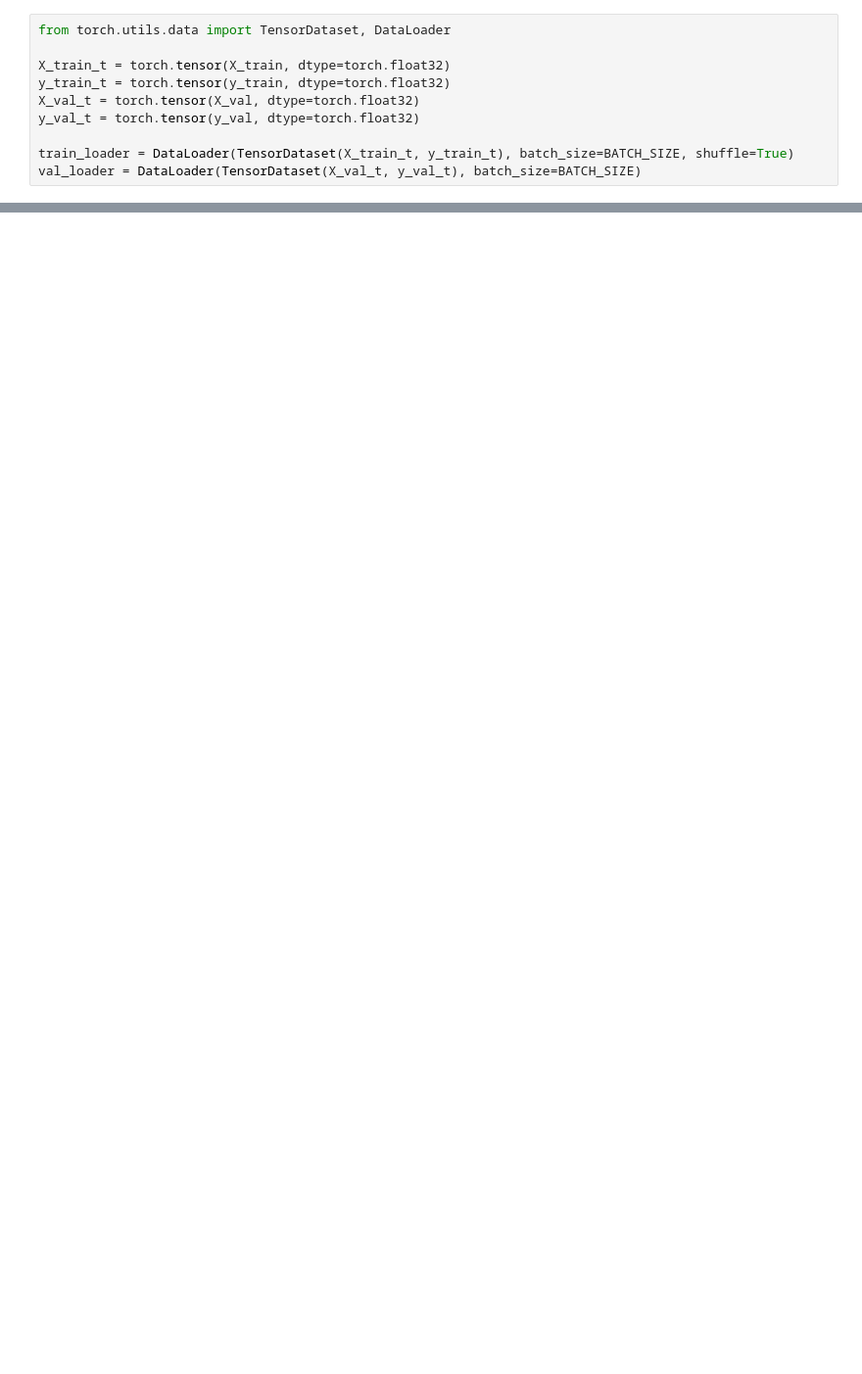
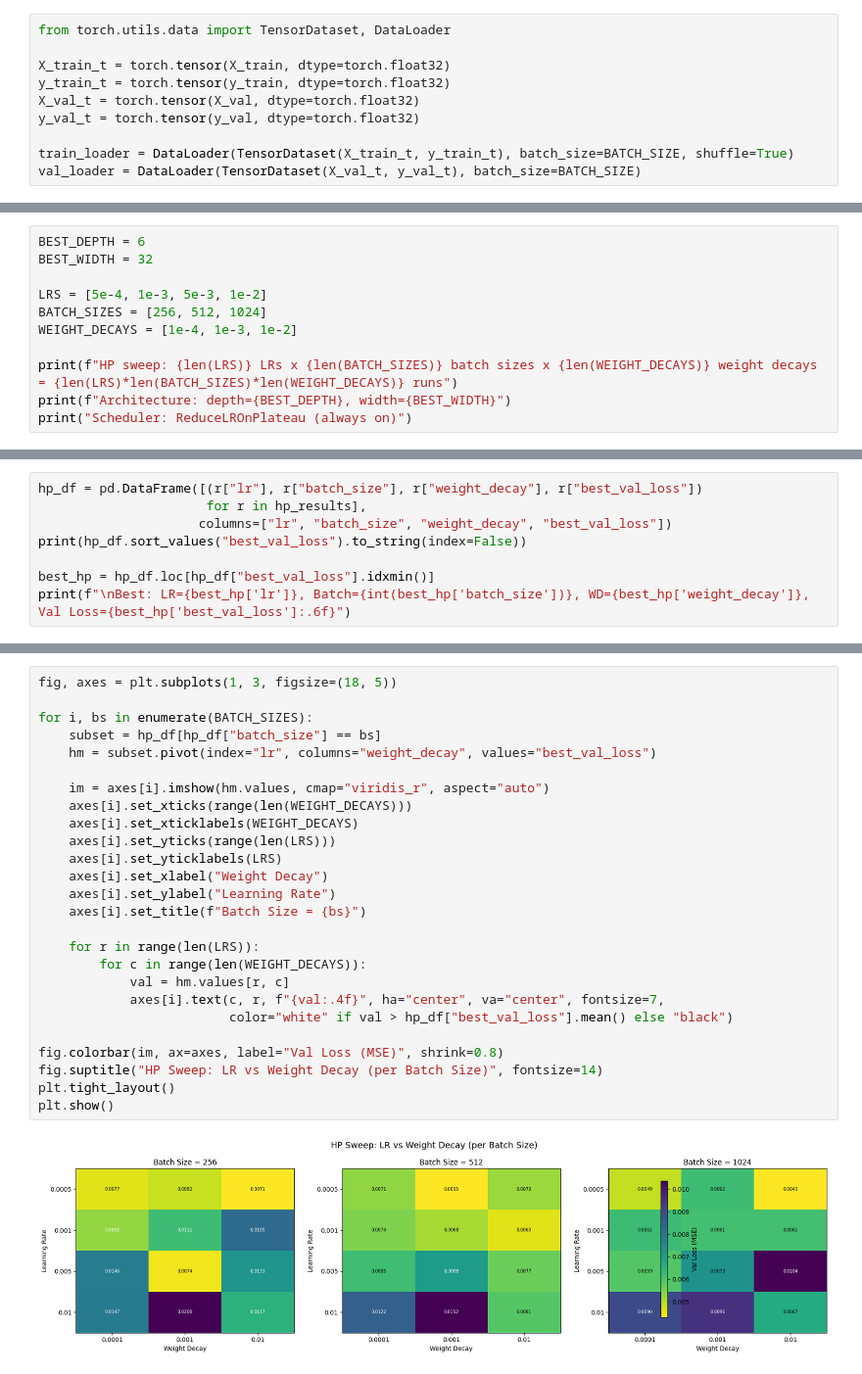
Before and after one commit to gabrielgreisen/convertible_bonds_ML, a Jupyter notebook: fnn_baseline.ipynb, the cells around one changed output, grey strips where cells are left out. Shown at 98% size. Cells and saved outputs as stored; diff of their text form; blank space fills up the shorter version.

```diff
--- a/fnn_baseline.ipynb
+++ b/fnn_baseline.ipynb
@@ -136,0 +414,11 @@ Depth=3, Width=528
+# %%
+BEST_DEPTH = 6
+BEST_WIDTH = 32
+
+LRS = [5e-4, 1e-3, 5e-3, 1e-2]
+BATCH_SIZES = [256, 512, 1024]
+WEIGHT_DECAYS = [1e-4, 1e-3, 1e-2]
+
+print(f"HP sweep: {len(LRS)} LRs x {len(BATCH_SIZES)} batch sizes x {len(WEIGHT_DECAYS)} weight decays = {len(LRS)*len(BATCH_SIZES)*len(WEIGHT_DECAYS)} runs")
+print(f"Architecture: depth={BEST_DEPTH}, width={BEST_WIDTH}")
+print("Scheduler: ReduceLROnPlateau (always on)")
@@ -136,0 +510,8 @@ Depth=3, Width=528
+# %%
+hp_df = pd.DataFrame([(r["lr"], r["batch_size"], r["weight_decay"], r["best_val_loss"])
+                      for r in hp_results],
+                     columns=["lr", "batch_size", "weight_decay", "best_val_loss"])
+print(hp_df.sort_values("best_val_loss").to_string(index=False))
+
+best_hp = hp_df.loc[hp_df["best_val_loss"].idxmin()]
+print(f"\nBest: LR={best_hp['lr']}, Batch={int(best_hp['batch_size'])}, WD={best_hp['weight_decay']}, Val Loss={best_hp['best_val_loss']:.6f}")
@@ -136,0 +536,28 @@ Depth=3, Width=528
+# %%
+fig, axes = plt.subplots(1, 3, figsize=(18, 5))
+
+for i, bs in enumerate(BATCH_SIZES):
+    subset = hp_df[hp_df["batch_size"] == bs]
+    hm = subset.pivot(index="lr", columns="weight_decay", values="best_val_loss")
+
+    im = axes[i].imshow(hm.values, cmap="viridis_r", aspect="auto")
+    axes[i].set_xticks(range(len(WEIGHT_DECAYS)))
+    axes[i].set_xticklabels(WEIGHT_DECAYS)
+    axes[i].set_yticks(range(len(LRS)))
+    axes[i].set_yticklabels(LRS)
+    axes[i].set_xlabel("Weight Decay")
+    axes[i].set_ylabel("Learning Rate")
+    axes[i].set_title(f"Batch Size = {bs}")
+
+    for r in range(len(LRS)):
+        for c in range(len(WEIGHT_DECAYS)):
+            val = hm.values[r, c]
+            axes[i].text(c, r, f"{val:.4f}", ha="center", va="center", fontsize=7,
+                         color="white" if val > hp_df["best_val_loss"].mean() else "black")
+
+fig.colorbar(im, ax=axes, label="Val Loss (MSE)", shrink=0.8)
+fig.suptitle("HP Sweep: LR vs Weight Decay (per Batch Size)", fontsize=14)
+plt.tight_layout()
+plt.show()
+# %% [output]
+[figure, added]
```
Also changed, not shown: parts of 20 cells of this notebook, 2 other files.
